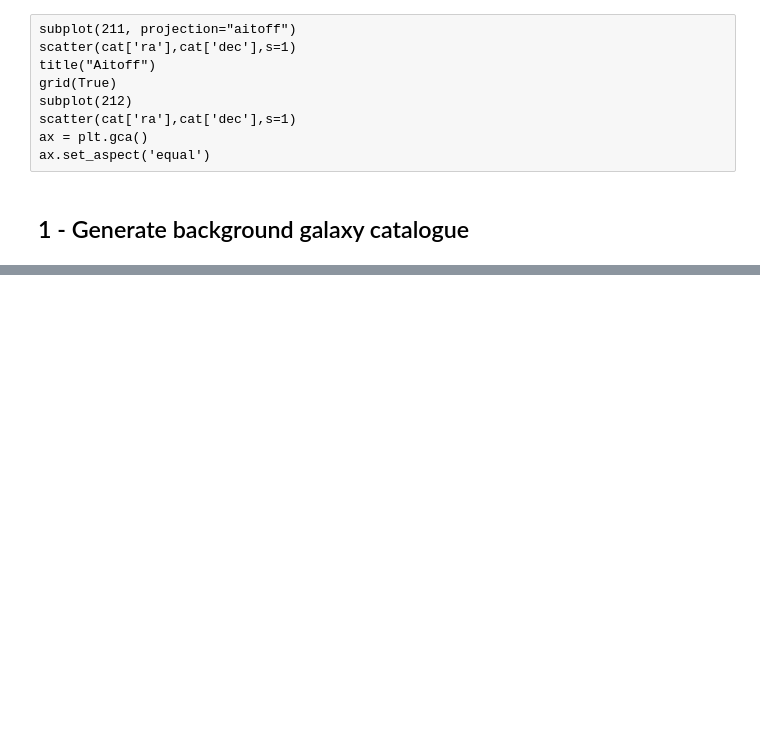
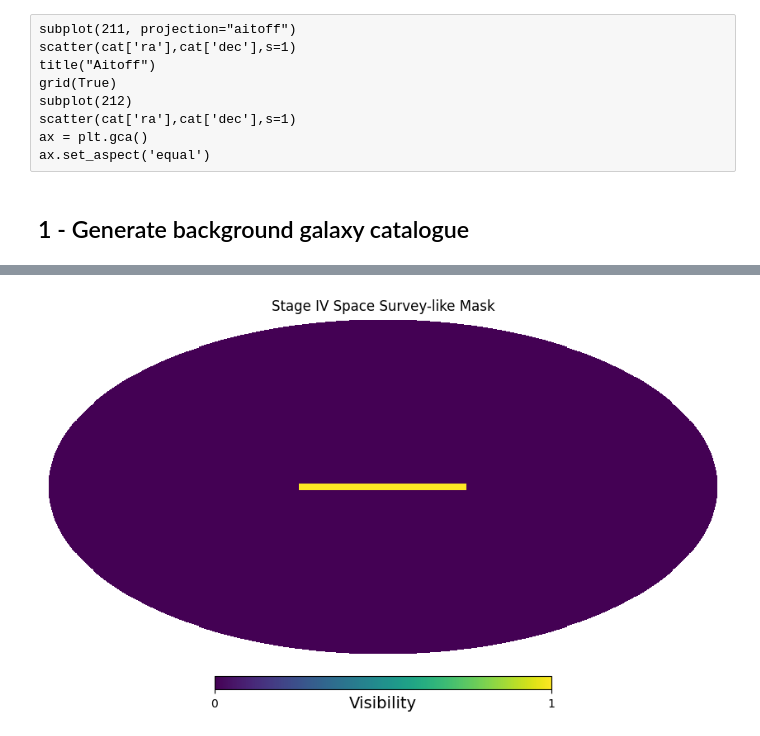
Before and after one commit to andrevitorelli/xlensing, a Jupyter notebook: notebooks/Xlensing_Sims.ipynb, the cells around one changed output, grey strips where cells are left out. Saved outputs shown, nothing was run; the diff lists cells and outputs as text; code cells hidden in the pictures; blank space fills up the shorter version.

```diff
--- a/notebooks/Xlensing_Sims.ipynb
+++ b/notebooks/Xlensing_Sims.ipynb
@@ -159,26 +87,0 @@ lweights = glass.lensing.midpoint_weights(shells, mweights, cosmo)
-# %%
-# galaxy density (using 1/100 of the expected galaxy number density for Stage-IV)
-n_arcmin2 = 0.06
-
-# true redshift distribution following a Smail distribution
-dndz = glass.observations.smail_nz(z, z_mode=0.9, alpha=2., beta=1.5)
-dndz *= n_arcmin2
-
-# compute the galaxy number density in each shell
-ngal = glass.galaxies.densities_from_dndz(z, dndz, shells)
-
-# compute bin edges with equal density
-nbins = 10
-zedges = glass.observations.equal_dens_zbins(z, dndz, nbins=nbins)
-
-# photometric redshift error
-sigma_z0 = 0.03
-
-# split distribution by tomographic bin, assuming photometric redshift errors
-tomo_nz = glass.observations.tomo_nz_gausserr(z, dndz, sigma_z0, zedges)
-
-# constant bias parameter for all shells
-b = 1.2
-
-# sigma_ellipticity as expected for a Stage-IV survey
-sigma_e = 0.27
@@ -261,0 +208,8 @@ pwd
+# %%
+vis = mask_map
+
+# checking the mask:
+hp.mollview(vis, title='Stage IV Space Survey-like Mask', unit='Visibility')
+plt.show()
+# %% [output]
+[figure, added]
```
Also changed, not shown: parts of 22 cells of this notebook.
